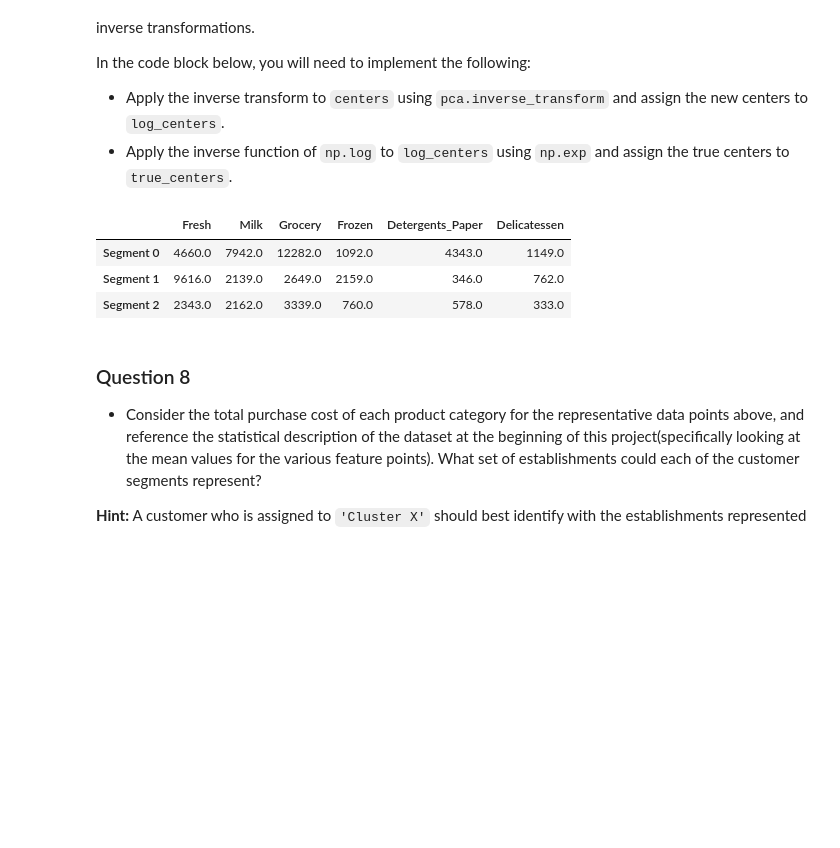
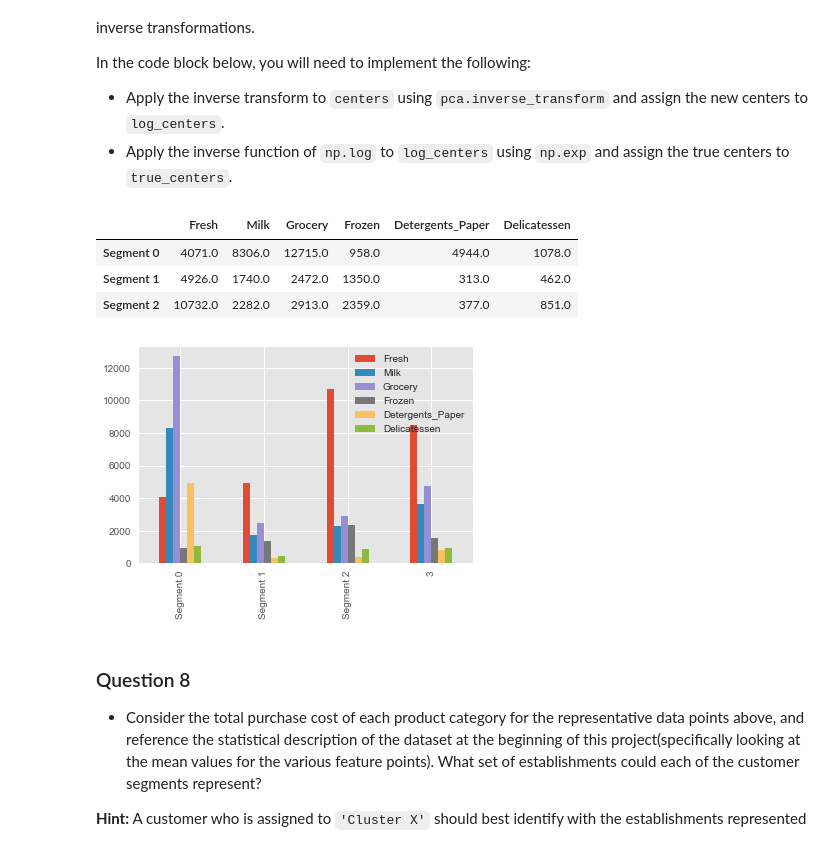
Before and after one commit to ricklentz/machine-learning, a Jupyter notebook: projects/customer_segments/customer_segments.ipynb, the cells around one changed output. Saved outputs shown, nothing was run; the diff lists cells and outputs as text; code cells hidden in the pictures; blank space fills up the shorter version.

```diff
--- a/projects/customer_segments/customer_segments.ipynb
+++ b/projects/customer_segments/customer_segments.ipynb
@@ -131,7 +131,7 @@ new_data = data.copy().drop('Detergents_Paper', axis=1)
 
 # Split the data into training and testing sets(0.25) using the given feature as the target
 # Set a random state.
-X_train, X_test, y_train, y_test = ms.train_test_split(new_data, data['Detergents_Paper'],
+X_train, X_test, y_train, y_test = train_test_split(new_data, data['Detergents_Paper'],
                                                     test_size=0.25, random_state=99)
 
 # Create a decision tree regressor and fit it to the training set
@@ -284,12 +284,19 @@ for feature in log_data.keys():
 
     # Display the outliers
     print "Data points considered outliers for the feature '{}':".format(feature)
-    display(log_data[~((log_data[feature] >= Q1 - step) & (log_data[feature] <= Q3 + step))])
+    local_outliers = log_data[~((log_data[feature] >= Q1 - step) & (log_data[feature] <= Q3 + step))]
+    display(local_outliers)
 
-    #np.append(outliers,log_data[~((log_data[feature] >= Q1 - step) & (log_data[feature] <= Q3 + step))])
+    outliers = np.append(outliers,local_outliers.index.values)
+
+# select the top outliers for removal
+unique, counts = np.unique(outliers, return_counts=True)
+high_value_outliers = dict((k, v) for k, v in dict(zip(unique, counts)).items() if v >= 2)
+print("These outliers occured in more than one feature: ")
+print(high_value_outliers.keys())
 
 # Remove the outliers, if any were specified
-good_data = log_data.drop(log_data.index[outliers]).reset_index(drop = True)
+good_data = log_data.drop(log_data.index[high_value_outliers.keys()]).reset_index(drop = True)
 # %% [output]
 Data points considered outliers for the feature 'Fresh':
 |  | Fresh | Milk | Grocery | Frozen | Detergents_Paper | Delicatessen |
@@ -562,22 +585,35 @@ In the code block below, you will need to implement the following:
  - Apply the inverse transform to `centers` using `pca.inverse_transform` and assign the new centers to `log_centers`.
  - Apply the inverse function of `np.log` to `log_centers` using `np.exp` and assign the true centers to `true_centers`.
 # %%
+from matplotlib import pyplot as plt
+
 # Inverse transform the centers
 log_centers = pca.inverse_transform(centers)
 
 # Exponentiate the centers
 true_centers = np.exp(log_centers)
 
 # Display the true centers
 segments = ['Segment {}'.format(i) for i in range(0,len(centers))]
 true_centers = pd.DataFrame(np.round(true_centers), columns = data.keys())
 true_centers.index = segments
 display(true_centers)
+
+compare = true_centers.copy()
+compare.loc[true_centers.shape[0]] = data.median()
+
+
+plt.style.use('ggplot')
+compare.plot(kind='bar')
+labels = true_centers.index.values.tolist()
+labels.append("Data Median")
+plt.show()
 # %% [output]
 |  | Fresh | Milk | Grocery | Frozen | Detergents_Paper | Delicatessen |
-| Segment 0 | 4660.0 | 7942.0 | 12282.0 | 1092.0 | 4343.0 | 1149.0 |
-| Segment 1 | 9616.0 | 2139.0 | 2649.0 | 2159.0 | 346.0 | 762.0 |
-| Segment 2 | 2343.0 | 2162.0 | 3339.0 | 760.0 | 578.0 | 333.0 |
+| Segment 0 | 4071.0 | 8306.0 | 12715.0 | 958.0 | 4944.0 | 1078.0 |
+| Segment 1 | 4926.0 | 1740.0 | 2472.0 | 1350.0 | 313.0 | 462.0 |
+| Segment 2 | 10732.0 | 2282.0 | 2913.0 | 2359.0 | 377.0 | 851.0 |
+[figure, added]
 # %% [markdown]
 ### Question 8
 
```
Also changed, not shown: parts of 19 cells of this notebook, 1 other file.
